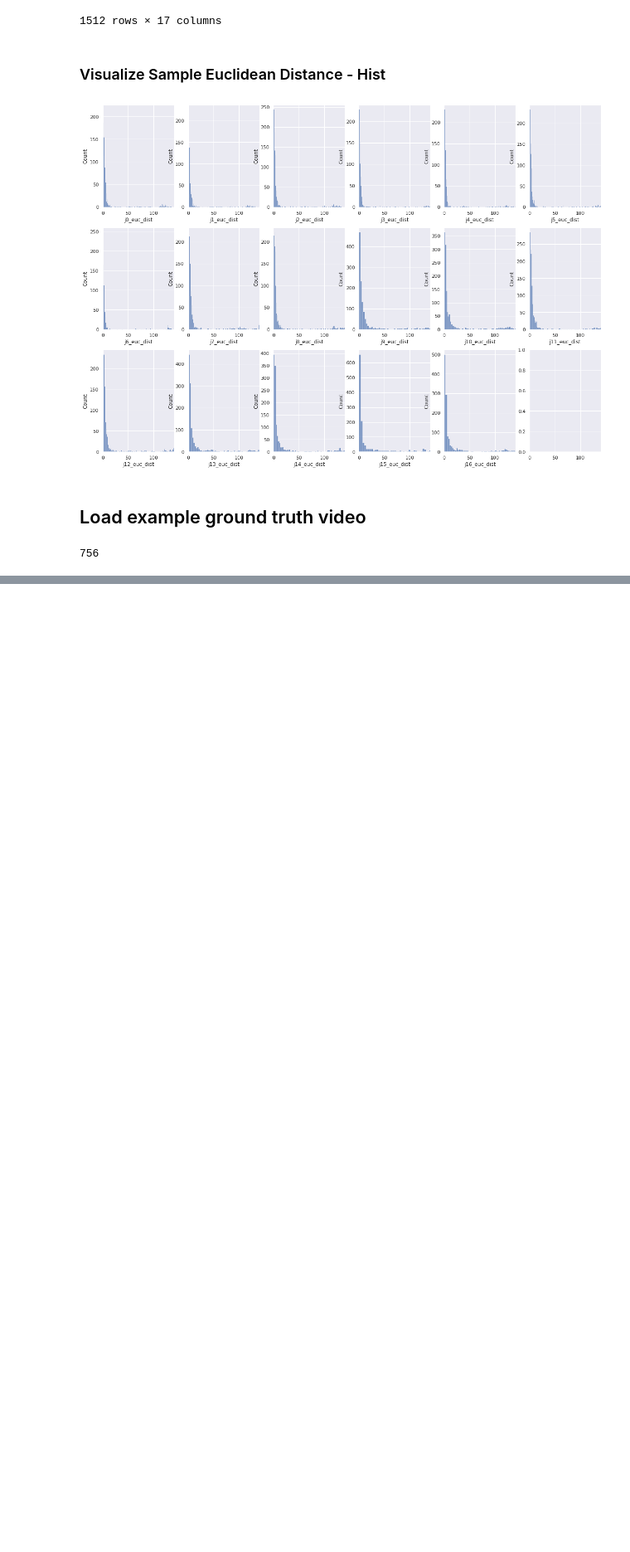
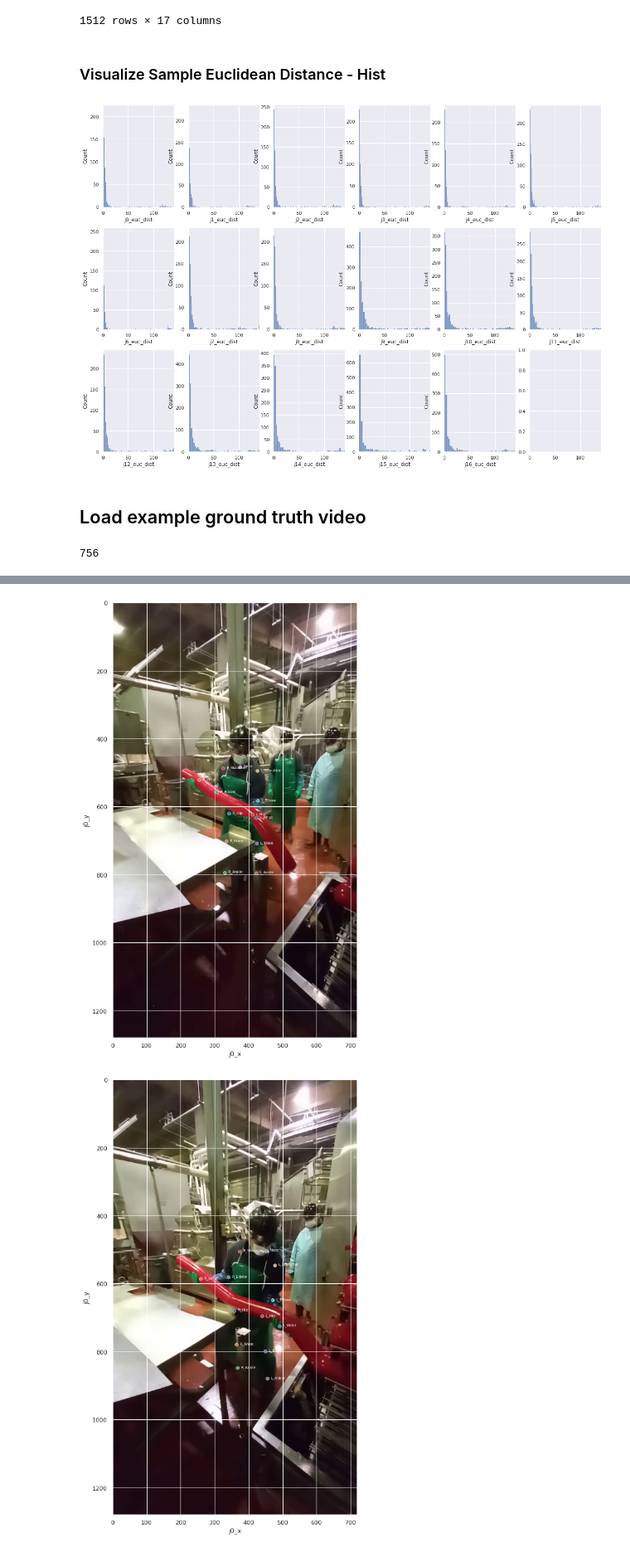
Before and after one commit to diwgan32/mmpose, a Jupyter notebook: TuMeke_Testing_Framework.ipynb, the cells around one changed output, grey strips where cells are left out. Shown at 83% size. Saved outputs shown, nothing was run; the diff lists cells and outputs as text; code cells hidden in the pictures; blank space fills up the shorter version.

```diff
--- a/TuMeke_Testing_Framework.ipynb
+++ b/TuMeke_Testing_Framework.ipynb
@@ -167,6 +167,25 @@ import numpy as np
 import pandas as pd
 np.set_printoptions(formatter={'float': '{: 0.3f}'.format})
 
+joint_order = [
+    'root', # Not in data studio
+    'R_Hip',
+    'R_Knee',
+    'R_Ankle',
+    'L_Hip',
+    'L_Knee',
+    'L_Ankle',
+    'spine', # Not in data studio
+    'thorax', # Not in data studio
+    'Neck',
+    'Nose', # Actually supposed to be "Head"
+    'L_Shoulder',
+    'L_Elbow',
+    'L_Wrist',
+    'R_Wrist',
+    'R_Elbow',
+    'R_Shoulder',
+]
 
 # def index_of(val, in_list):
 #     try:
@@ -205,6 +224,7 @@ def raw_data_to_dataframe(raw_data):
     for frame in first_subj:
 
         #TODO(znoland):sanity check this and make sure no issues!
+        # Keypoint order! - configs/_base_/datasets/h36m.py
         if not frame:
             # If no data for subject
             frame_keypoints = {}
@@ -212,6 +232,7 @@ def raw_data_to_dataframe(raw_data):
                 frame_keypoints['j{}_x'.format(index)] = np.NaN
                 frame_keypoints['j{}_y'.format(index)] = np.NaN
                 frame_keypoints['j{}_score'.format(index)] = np.NaN
+                frame_keypoints['j{}_l'.format(index)] = joint_order[index]
             keypoints_array.append(frame_keypoints)
 
         else:
@@ -221,6 +242,7 @@ def raw_data_to_dataframe(raw_data):
                 frame_keypoints['j{}_x'.format(index)] = keypoint[0]
                 frame_keypoints['j{}_y'.format(index)] = keypoint[1]
                 frame_keypoints['j{}_score'.format(index)] = keypoint[2]
+                frame_keypoints['j{}_l'.format(index)] = joint_order[index]
             keypoints_array.append(frame_keypoints)
 
     # Create seperate dataframes (otherwise can't combine as >1-dimensional fields in pandas or numpy)
@@ -466,0 +569,26 @@ plt.show()
+# %%
+from matplotlib.pyplot import figure
+import matplotlib.image as mpimg
+from scipy import ndimage
+import re
+
+def visualize_gt_frame(frame_row):
+    img_name = re.search(r'(\d+[.][jpg]+)', frame_row['img'].values[0]).group(0)
+    img = mpimg.imread('work_dirs/tumeke_testing/ground_truth_images/BAR-S_water_ballon/{}'.format(img_name))
+    for j in range(14): # 19 originally
+        x = "j{}_x".format(j)
+        y = "j{}_y".format(j)
+        l = "j{}_l".format(j)
+        p1 = sns.scatterplot(data=frame_row, x=x, y=y)
+        # Add text besides each point
+        p1.text(frame_row[x]+10, frame_row[y],
+             frame_row[l].values[0], horizontalalignment='left',
+             size=7, color='white', weight='regular')
+    plt.imshow(img)
+    plt.show()
+# %%
+visualize_gt_frame(gt_df[0:1])
+visualize_gt_frame(gt_df[20:21])
+# %% [output]
+[figure, added]
+[figure, added]
```
Also changed, not shown: parts of 17 cells of this notebook.
